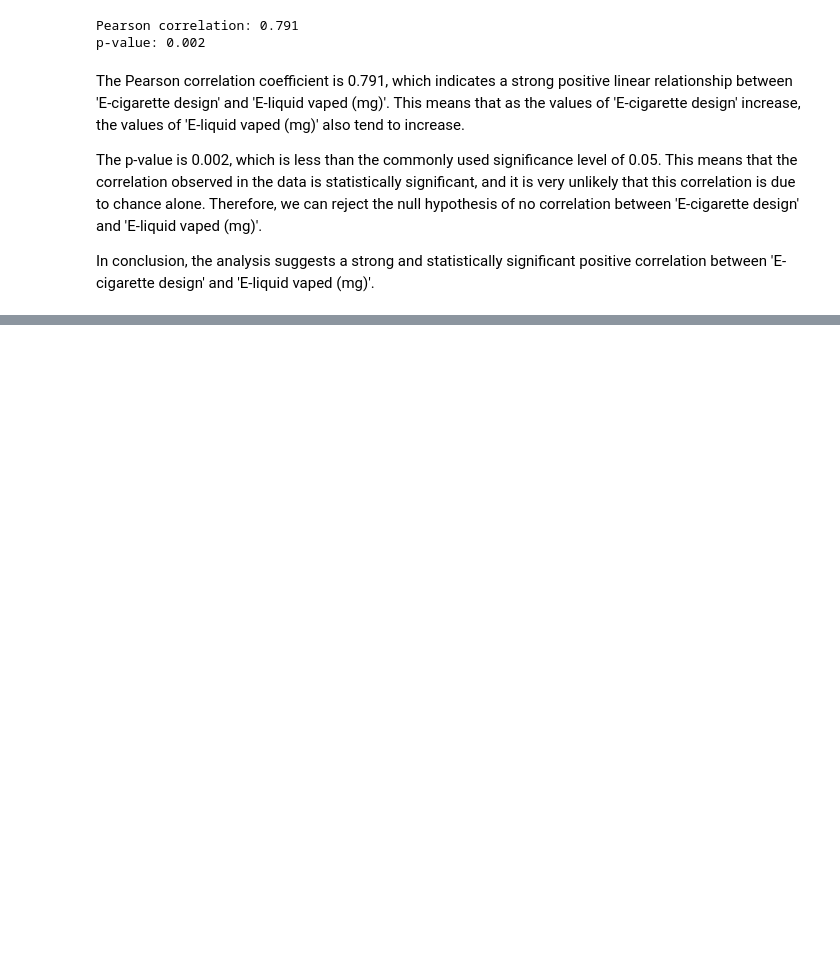
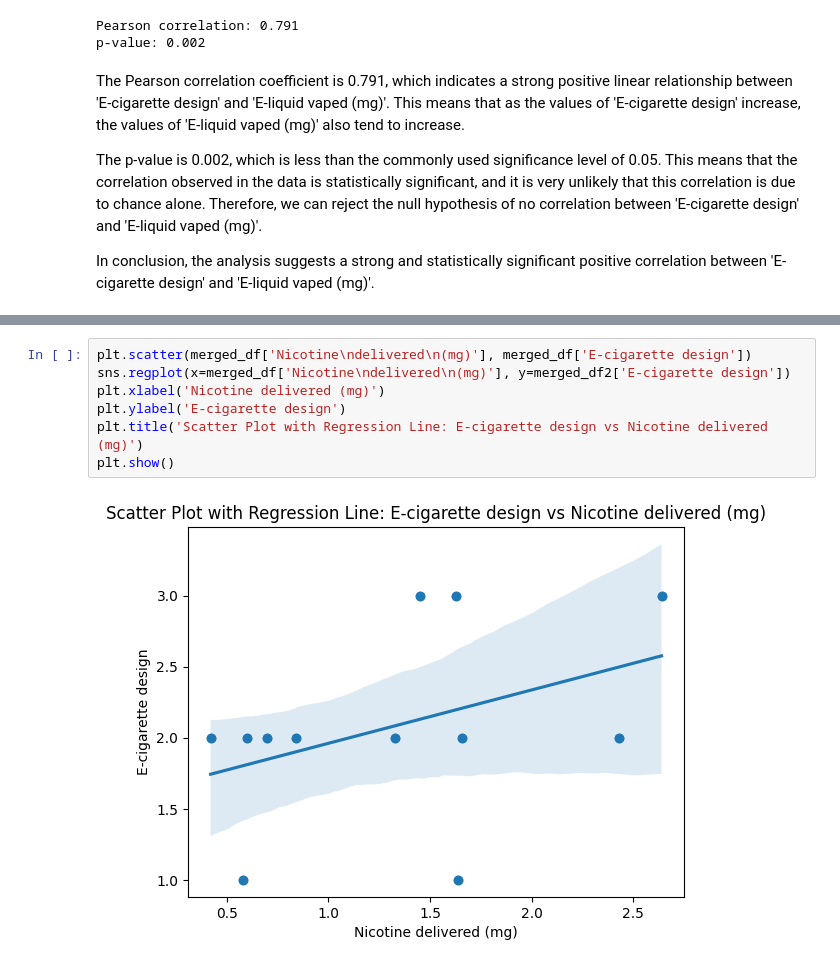
Before and after one commit to harshit2702/Major-Project-Nicotine-Retention, a Jupyter notebook: notebooks/discoveringData.ipynb, the cells around one changed output, grey strips where cells are left out. Cells and saved outputs as stored; diff of their text form; blank space fills up the shorter version.

```diff
--- a/notebooks/discoveringData.ipynb
+++ b/notebooks/discoveringData.ipynb
@@ -373,0 +394,9 @@ We performed a t-test comparing the nicotine levels delivered by Brand 1 and Bra
+# %%
+plt.scatter(merged_df['Nicotine\ndelivered\n(mg)'], merged_df['E-cigarette design'])
+sns.regplot(x=merged_df['Nicotine\ndelivered\n(mg)'], y=merged_df2['E-cigarette design'])
+plt.xlabel('Nicotine delivered (mg)')
+plt.ylabel('E-cigarette design')
+plt.title('Scatter Plot with Regression Line: E-cigarette design vs Nicotine delivered (mg)')
+plt.show()
+# %% [output]
+[figure, added]
```
Also changed, not shown: parts of 14 cells of this notebook.
